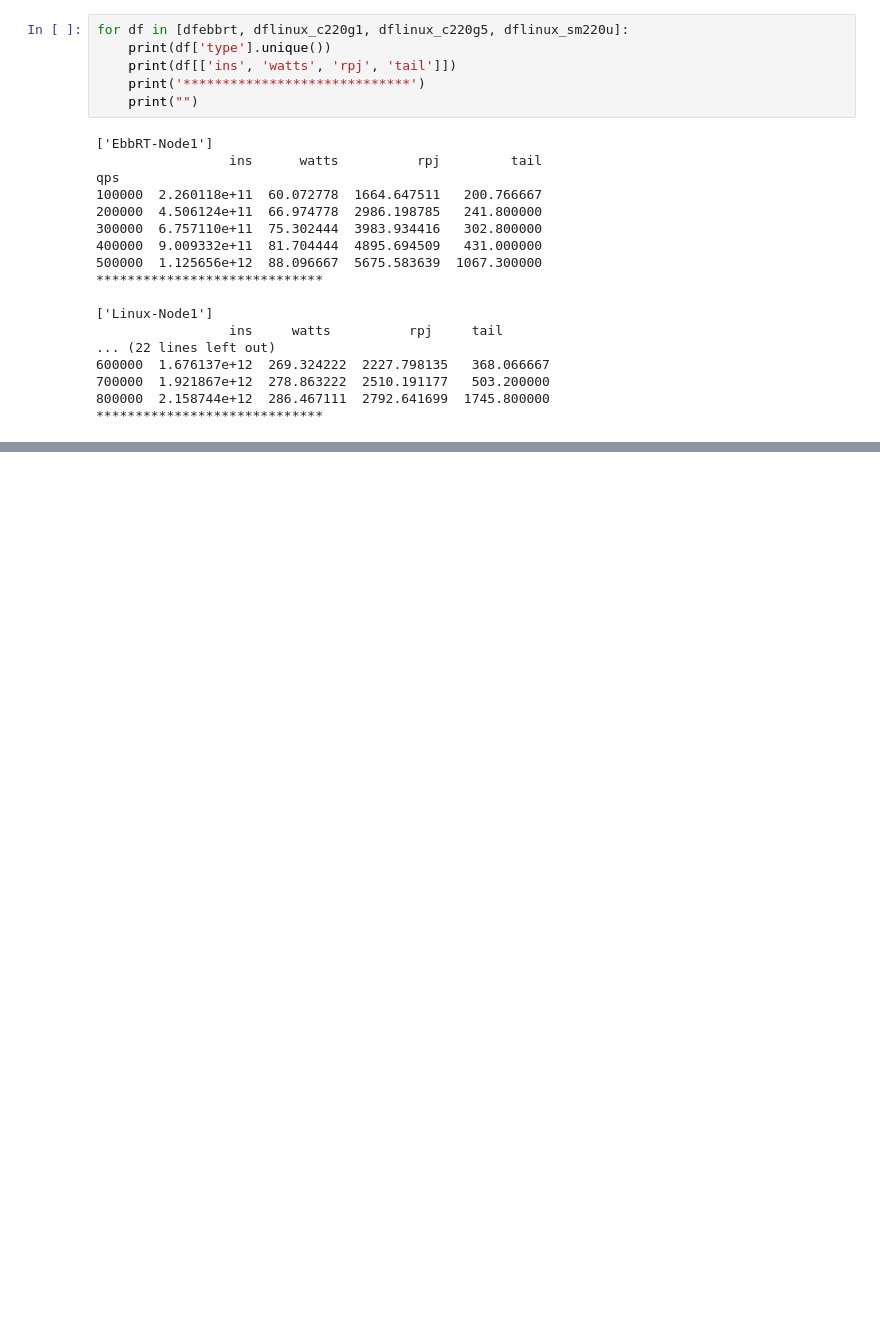
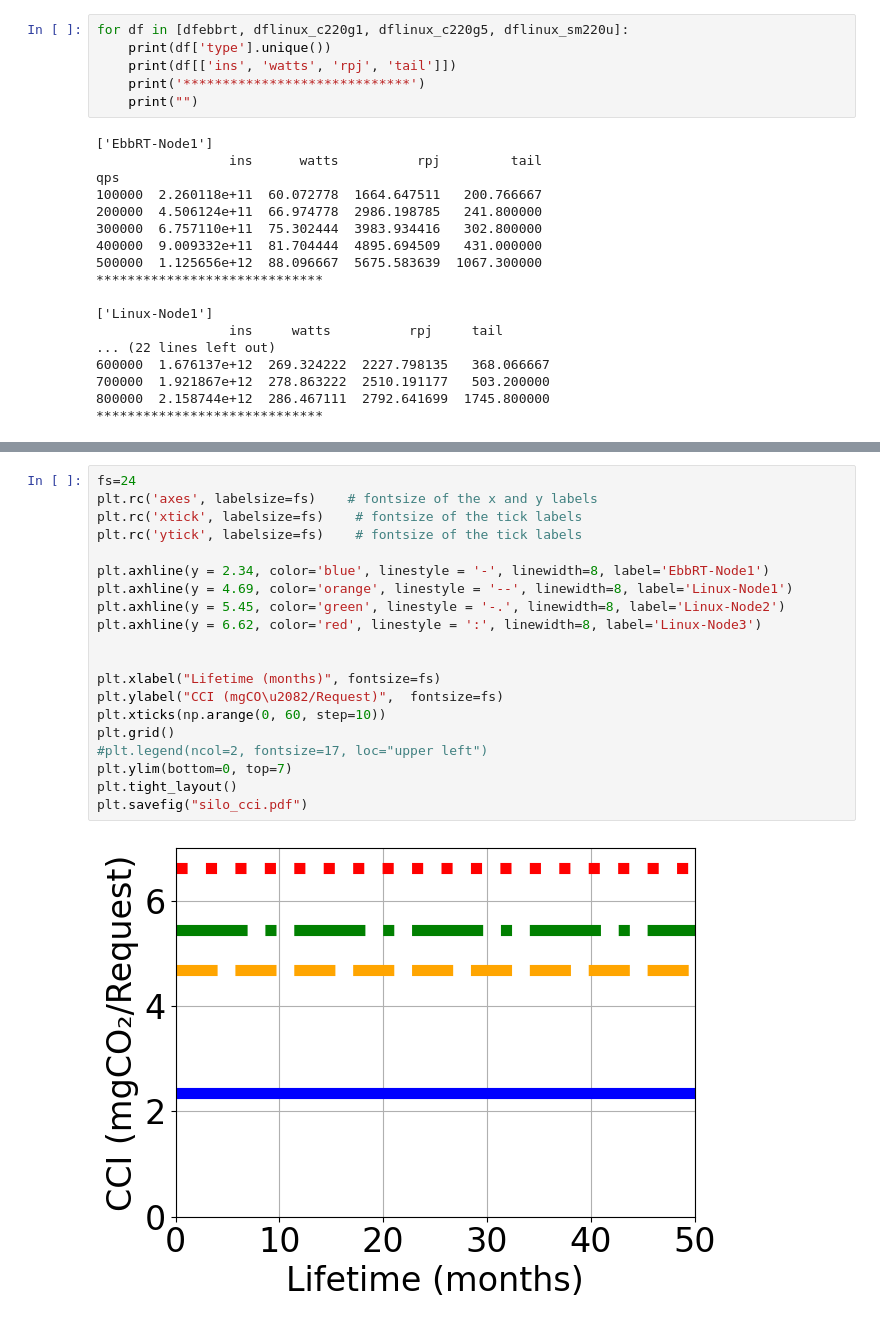
Before and after one commit to handong32/cloudlab, a Jupyter notebook: baremetal_ebbrt/hotcarbon_silo.ipynb, the cells around one changed output, grey strips where cells are left out. Saved outputs shown, nothing was run; the diff lists cells and outputs as text; blank space fills up the shorter version.

```diff
--- a/baremetal_ebbrt/hotcarbon_silo.ipynb
+++ b/baremetal_ebbrt/hotcarbon_silo.ipynb
@@ -491,0 +562,22 @@ qps
+# %%
+fs=24
+plt.rc('axes', labelsize=fs)    # fontsize of the x and y labels
+plt.rc('xtick', labelsize=fs)    # fontsize of the tick labels
+plt.rc('ytick', labelsize=fs)    # fontsize of the tick labels
+
+plt.axhline(y = 2.34, color='blue', linestyle = '-', linewidth=8, label='EbbRT-Node1')
+plt.axhline(y = 4.69, color='orange', linestyle = '--', linewidth=8, label='Linux-Node1')
+plt.axhline(y = 5.45, color='green', linestyle = '-.', linewidth=8, label='Linux-Node2')
+plt.axhline(y = 6.62, color='red', linestyle = ':', linewidth=8, label='Linux-Node3')
+
+
+plt.xlabel("Lifetime (months)", fontsize=fs)
+plt.ylabel("CCI (mgCO\u2082/Request)",  fontsize=fs)
+plt.xticks(np.arange(0, 60, step=10))
+plt.grid()
+#plt.legend(ncol=2, fontsize=17, loc="upper left")
+plt.ylim(bottom=0, top=7)
+plt.tight_layout()
+plt.savefig("silo_cci.pdf")
+# %% [output]
+[figure, added]
```
Also changed, not shown: parts of 7 cells of this notebook, 3 other files.
